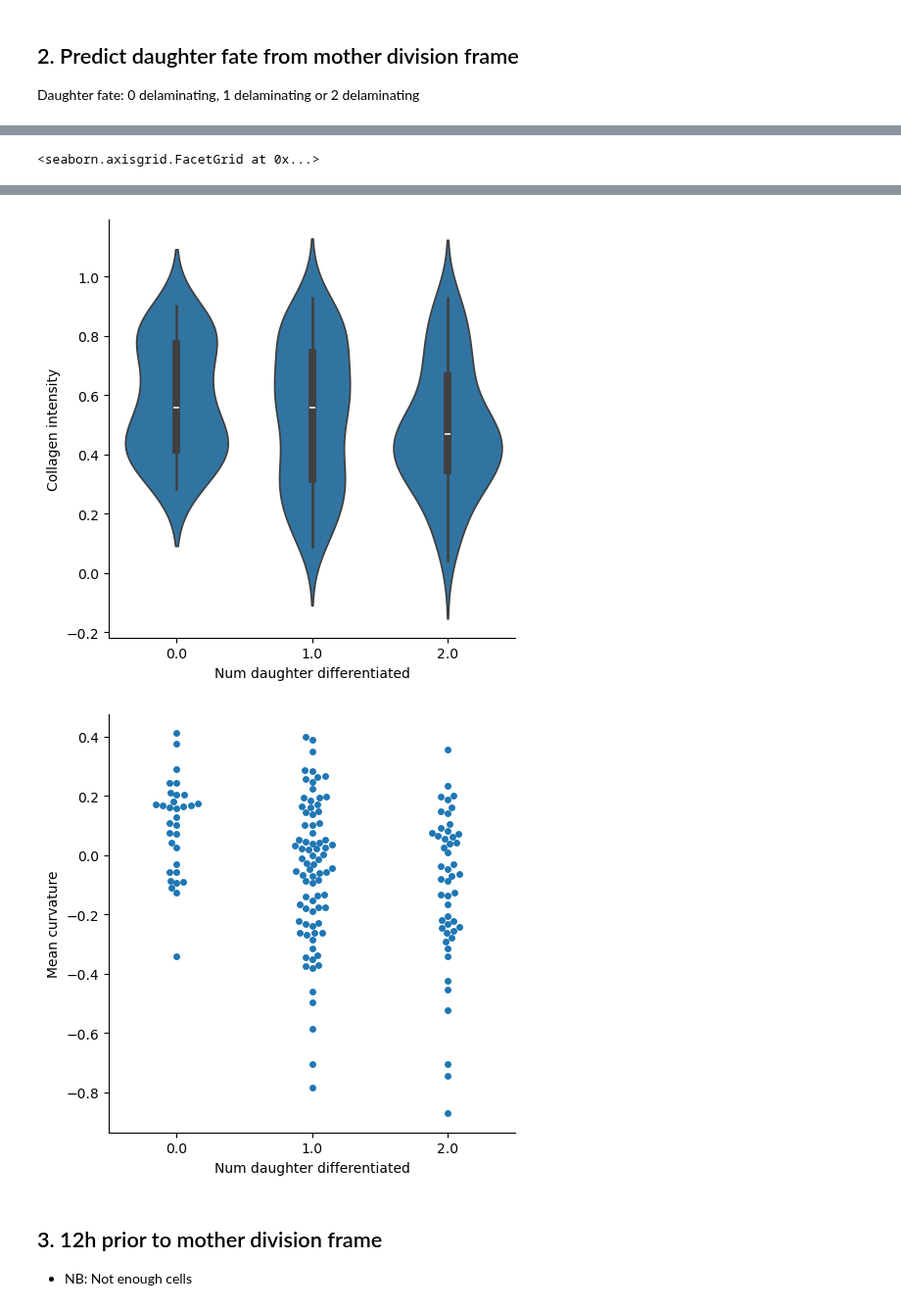
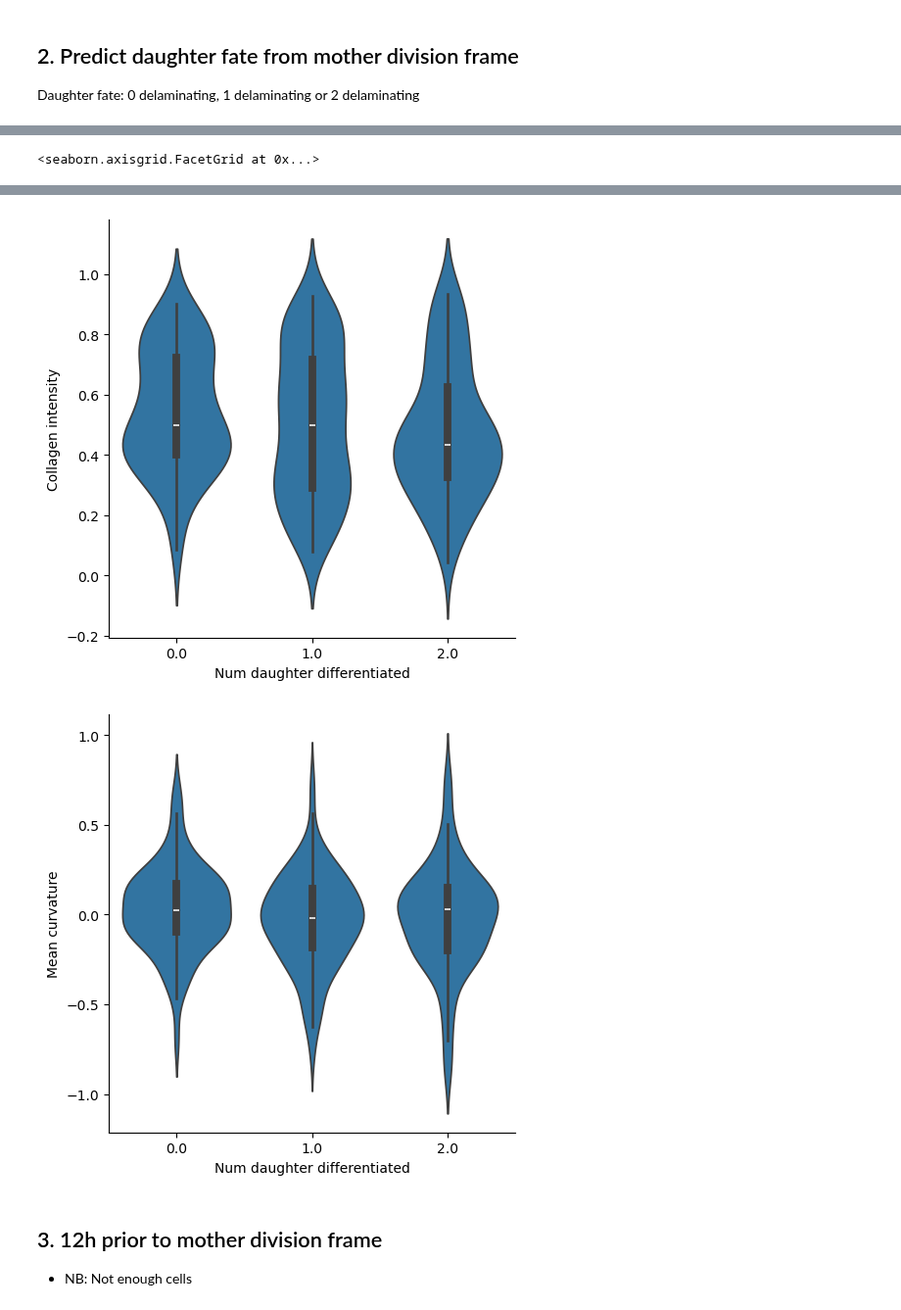
Before and after one commit to xies/mouse_skin_size_control, a Jupyter notebook: 2025_lineage_analysis/random_forest_classifier_models.ipynb, the cells around one changed output, grey strips where cells are left out. Shown at 98% size. Drawn from its saved outputs; the diff is of its cells as text; code cells hidden in the pictures.

```diff
--- a/2025_lineage_analysis/random_forest_classifier_models.ipynb
+++ b/2025_lineage_analysis/random_forest_classifier_models.ipynb
@@ -17,13 +17,6 @@ from os import path
 
 from sklearn import preprocessing, model_selection
 from sklearn import ensemble, metrics
-
-dirname = '/Users/xies/OneDrive - Stanford/Skin/Mesa et al/W-R1/'
-all_df = pd.read_pickle(path.join(dirname,'Mastodon/single_timepoints_dynamics_aggregated_lookback_history.pkl'))
-all_df = all_df.drop_duplicates().sort_index()
-all_tracks = {trackID:t for trackID,t in all_df.reset_index().groupby('TrackID')}
-
-#%%
 
 def get_balanced_df_by_category(df,category):
     # assert(logical.dtype == bool)
@@ -44,0 +40,13 @@ def get_balanced_df_by_category(df,category):
+# %%
+dirnames = {'R1':'/Users/xies/OneDrive - Stanford/Skin/Mesa et al/W-R1/',
+           'R2':'/Users/xies/OneDrive - Stanford/Skin/Mesa et al/W-R2/'}
+all_df = []
+for name,dirname in dirnames.items():
+    _df = pd.read_pickle(path.join(dirname,'Mastodon/single_timepoints_dynamics_aggregated_lookback_history.pkl'))
+    _df = _df.drop_duplicates().sort_index().reset_index()
+    _df['TrackID'] = name + '_' + _df['TrackID'].astype(str)
+    _df = _df.set_index(['Frame','TrackID'])
+    all_df.append(_df)
+
+all_df = pd.concat(all_df)
+all_tracks = {trackID:t for trackID,t in all_df.reset_index().groupby('TrackID')}
@@ -262,6 +301,6 @@ Text(24.847222222222214, 0.5, 'Feature importance')
 # sb.catplot(divisions.droplevel(level=1,axis=1),x='Will differentiate',y='Cell volume exponential growth rate')
 sb.catplot(divisions.droplevel(level=1,axis=1),x='Num daughter differentiated',y='Basal area',kind='violin')
 sb.catplot(divisions.droplevel(level=1,axis=1),x='Num daughter differentiated',y='Collagen intensity',kind='violin')
-sb.catplot(divisions.droplevel(level=1,axis=1),x='Num daughter differentiated',y='Mean curvature',kind='swarm')
+sb.catplot(divisions.droplevel(level=1,axis=1),x='Num daughter differentiated',y='Mean curvature',kind='violin')
 # %% [output]
 <seaborn.axisgrid.FacetGrid at 0x...>
@@ -269,5 +308,5 @@ sb.catplot(divisions.droplevel(level=1,axis=1),x='Num daughter differentiated',y
-[figure, old version]
+[figure, new version]
-[figure, old version]
+[figure, new version]
 # %% [markdown]
 ## 3. 12h prior to mother division frame
 - NB: Not enough cells
```
Also changed, not shown: parts of 11 cells of this notebook, 10 other files.
